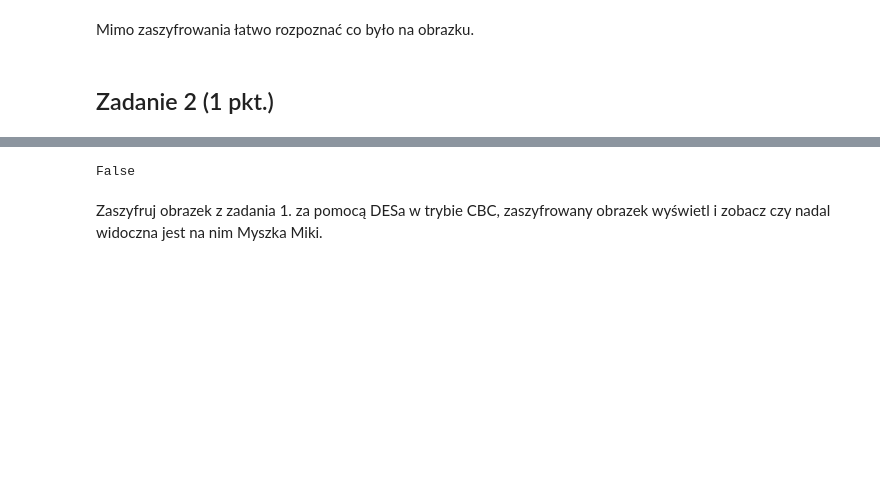
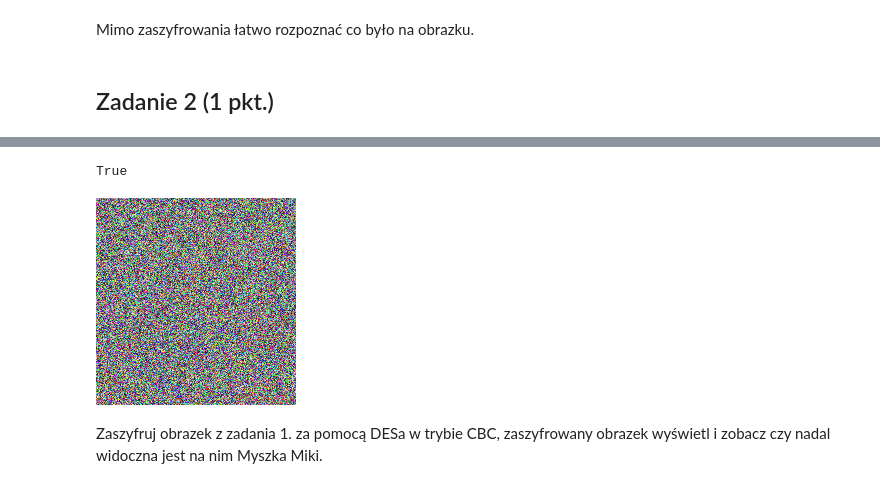
Before and after one commit to bartoszpolak7/Kryptografia-2026-2027, a Jupyter notebook: Lista 6/Lista6.ipynb, the cells around one changed output, grey strips where cells are left out. Saved outputs shown, nothing was run; the diff lists cells and outputs as text; code cells hidden in the pictures; blank space fills up the shorter version.

```diff
--- a/Lista 6/Lista6.ipynb
+++ b/Lista 6/Lista6.ipynb
@@ -28,3 +31,13 @@ key='0111101000001010110010000001010101111111100000000000101000110001'
+# %%
+import sys
+from pathlib import Path
+
+sys.path.append(str(Path.cwd().parent))
+from des import des
+img_t = ''
+
+for i in range(0, len(bits), len(key)):
+    img_t += des(bits[i : i+64], key)
 # %% [markdown]
 stosując szyfrowanie blok po bloku, czyli tak jak na liście 3., tzn. w trybie ECB. Schemat szyfrowania:
 
@@ -59,3 +73,16 @@ def CBC(msg,key,iv):
+# %%
+def xor(a, b):
+        return format(int(a, 2) ^ int(b, 2), f'0{len(a)}b')
+# %%
+def CBC(msg,key,iv):
+
+    msg_enc = ''
+    vector = iv
+    for i in range(0, len(msg), 64):
+        vector = des(xor(vector, msg[i : i+64]), key)
+        msg_enc += vector
+
+    return msg_enc
 # %%
 #key to zmienna z poprzedniego zadania
 iv='0011111111001100000111011100110100100101010100000111010001000110'
@@ -64,5 +91,12 @@ print(CBC(msg,key,iv)=='11111010001100011011110011001011010110011010100011010101
 # %% [output]
-False
+True
+# %%
+img_en = CBC(bits, key, iv)
+
+img=np.array([bin2dec(b) for b in split_img(img_en,8)]).reshape(np.array(img).shape)
+Image.fromarray(np.uint8(np.array(img)))
+# %% [output]
+[figure, added]
 # %% [markdown]
 Zaszyfruj obrazek z zadania 1. za pomocą DESa w trybie CBC, zaszyfrowany obrazek wyświetl i zobacz czy nadal widoczna jest na nim Myszka Miki.
 # %% [markdown]
```
Also changed, not shown: parts of 24 cells of this notebook, 1 other file.
